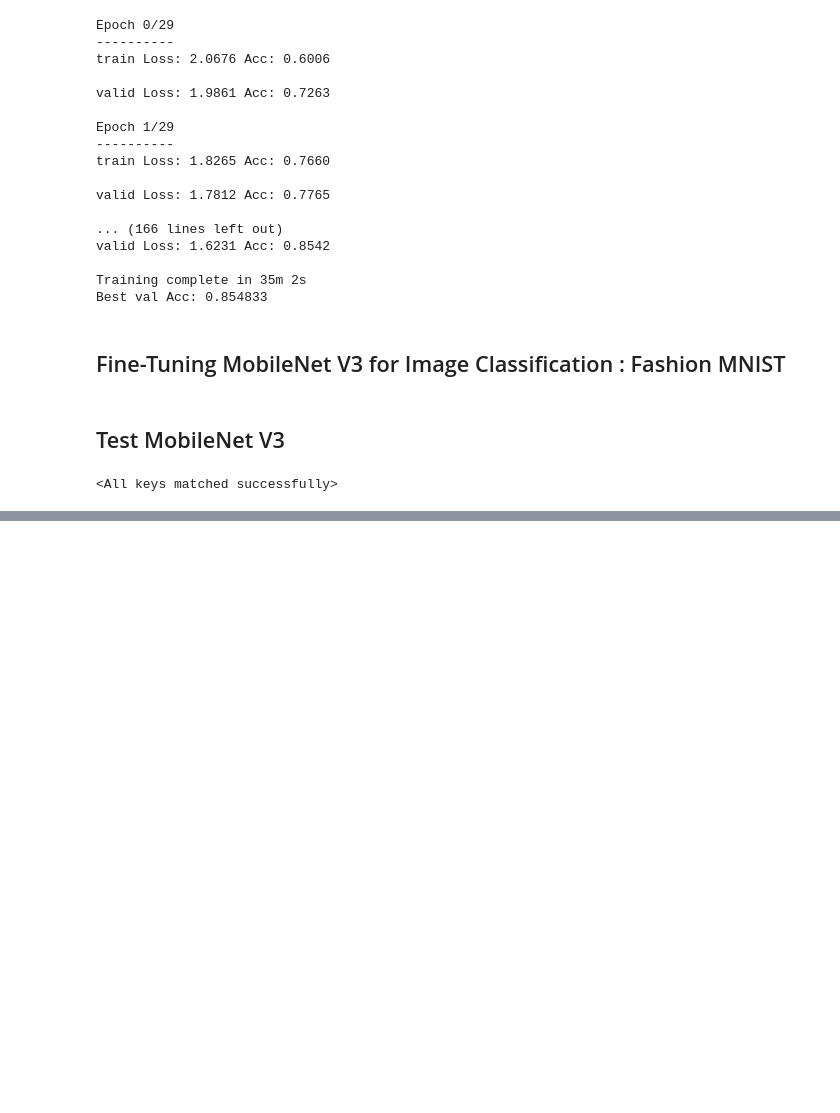
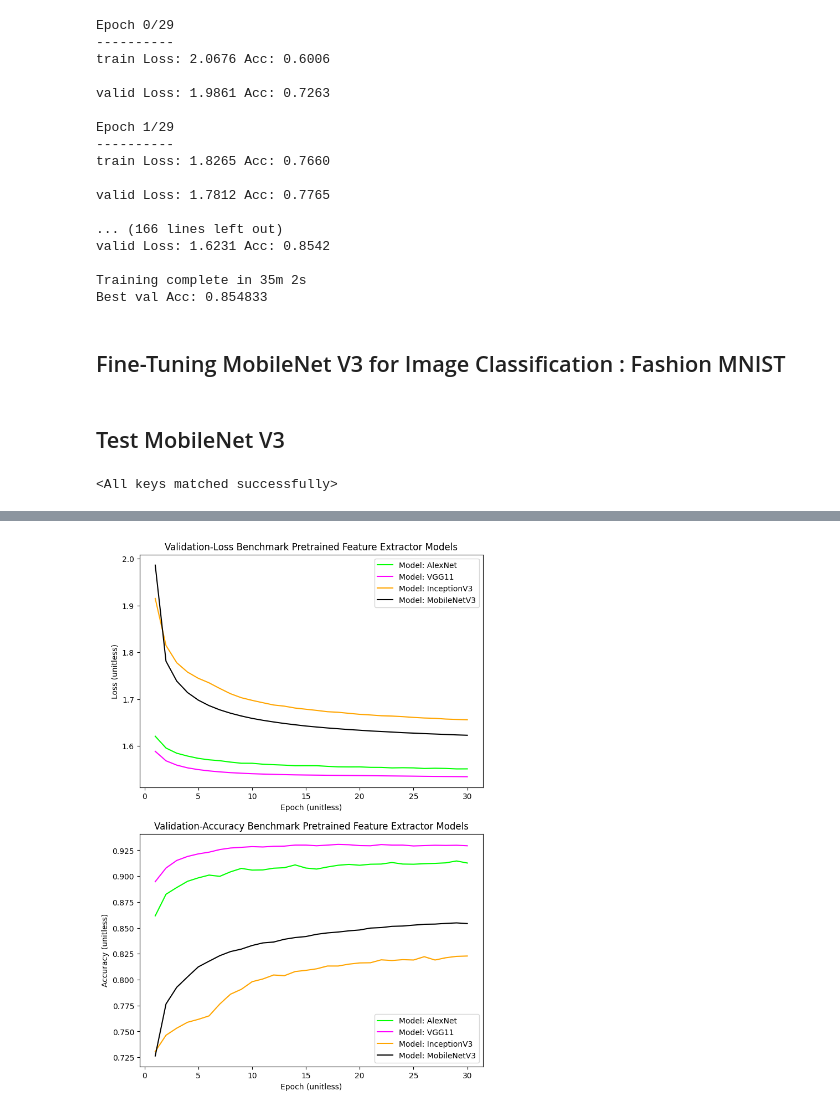
Before and after one commit to kevinmedinag96/Im_Class_Fashion_MNIST, a Jupyter notebook: main.ipynb, the cells around one changed output, grey strips where cells are left out. Drawn from its saved outputs; the diff is of its cells as text; code cells hidden in the pictures; blank space fills up the shorter version.

```diff
--- a/main.ipynb
+++ b/main.ipynb
@@ -822,0 +1085,43 @@ test_model(mobilenet_v3_small_model,logger)
+# %%
+fig, ax = plt.subplots(2,1, figsize=(8, 12))
+color1 = mcolors.CSS4_COLORS["lime"]
+color2 = mcolors.CSS4_COLORS["magenta"]
+color3 = mcolors.CSS4_COLORS["orange"]
+color4 = mcolors.CSS4_COLORS["black"]
+
+custom_ylim = (1.3,2.1)
+custom_xlim = (1,30)
+
+#plt.setp(ax,  ylim=custom_ylim)#, xlim=custom_xlim)
+
+
+
+
+#---------------------------------- Loss ------------------------------------------------------------- #
+
+ax[0].plot(df.index + 1,df["Validation","Alexnet_FE","Loss"],color = color1, label = "Model: AlexNet")
+ax[0].plot(df.index + 1,df["Validation","VGG11_FE","Loss"],color = color2, label = "Model: VGG11")
+ax[0].plot(df.index + 1,df["Validation","InceptionV3_FE","Loss"],color = color3, label = "Model: InceptionV3")
+ax[0].plot(df.index + 1,df["Validation","MobileNetV3_FE","Loss"],color = color4, label = "Model: MobileNetV3")
+
+ax[0].title.set_text("Validation-Loss Benchmark Pretrained Feature Extractor Models")
+ax[0].set_xlabel("Epoch (unitless)")
+ax[0].set_ylabel("Loss (unitless)")
+ax[0].legend(loc='upper right')
+
+#---------------------------------- Accuracy ------------------------------------------------------------- #
+
+ax[1].plot(df.index + 1,df["Validation","Alexnet_FE","Accuracy"],color = color1, label = "Model: AlexNet")
+ax[1].plot(df.index + 1,df["Validation","VGG11_FE","Accuracy"],color = color2, label = "Model: VGG11")
+ax[1].plot(df.index + 1,df["Validation","InceptionV3_FE","Accuracy"],color = color3, label = "Model: InceptionV3")
+ax[1].plot(df.index + 1,df["Validation","MobileNetV3_FE","Accuracy"],color = color4, label = "Model: MobileNetV3")
+
+ax[1].title.set_text("Validation-Accuracy Benchmark Pretrained Feature Extractor Models")
+ax[1].set_xlabel("Epoch (unitless)")
+ax[1].set_ylabel("Accuracy (unitless)")
+ax[1].legend(loc='lower right')
+
+
+plt.show()
+# %% [output]
+[figure, added]
```
Also changed, not shown: parts of 42 cells of this notebook, 1 other file.
